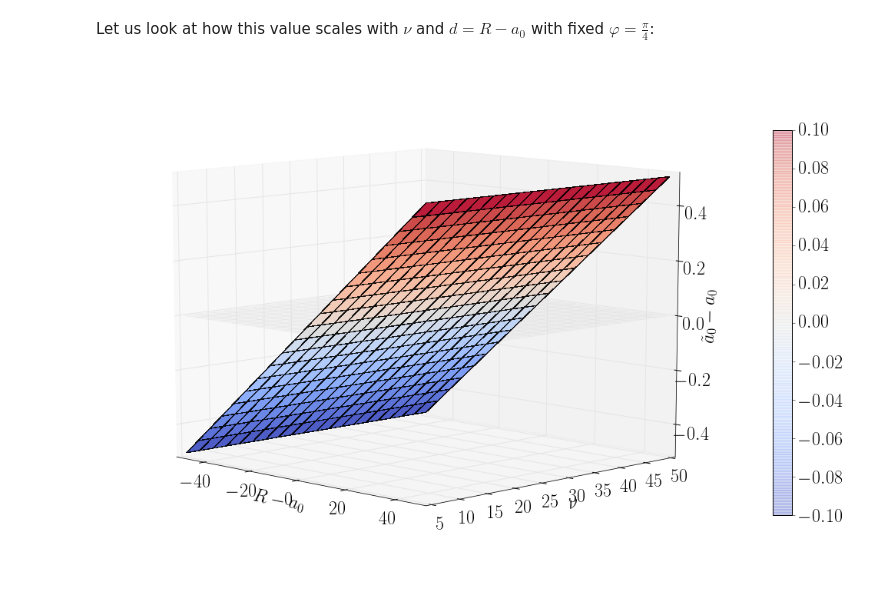
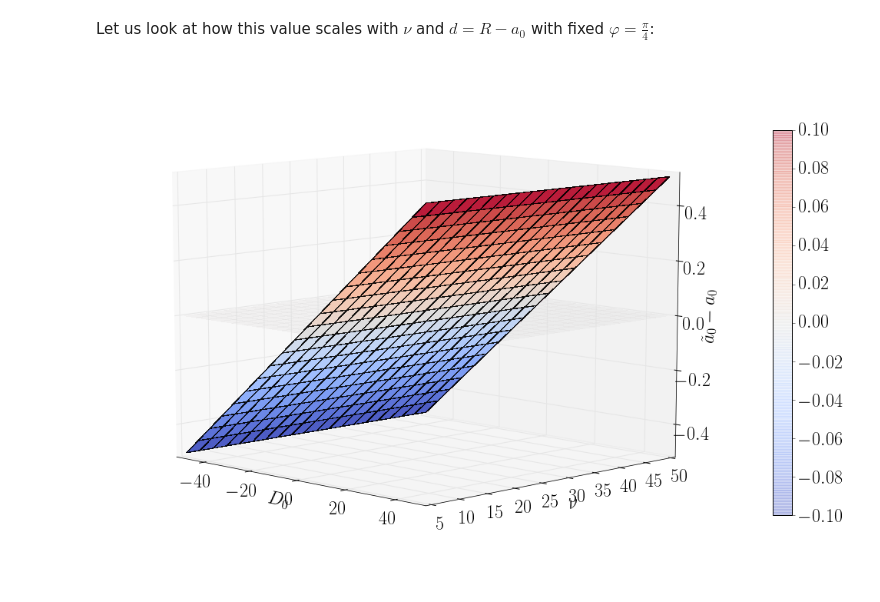
Before and after one commit to shoefer/ball_catching, a Jupyter notebook: ipynb/proofs-chapman.ipynb, the cells around one changed output. Saved outputs shown, nothing was run; the diff lists cells and outputs as text; code cells hidden in the pictures.

```diff
--- a/ipynb/proofs-chapman.ipynb
+++ b/ipynb/proofs-chapman.ipynb
@@ -449,7 +449,7 @@ for theta_ in [np.pi/4]: #[np.pi/4, np.pi/8, 3*np.pi/8]:
     vvarefopt = r"\dot{\theta}_\mathrm{ref}^*"
 
     # clamp diff
-    labels = [r"\begin{center}initial distance to \\impact point $D$ \end{center}",
+    labels = [r"\begin{center}initial distance to \\impact point $D_0$ \end{center}",
               r"\begin{center}initial ball \\ velocity $\nu$ \end{center}",
               r"\begin{center}$%s$\end{center}" % vvarefopt ,]
 
@@ -724,7 +724,7 @@ Instead of setting $\vvaref$ to an arbitrary value, how much is the agent off th
 
 Let us assume the agent can perfectly observe $\vvarefincon = \dvva$ after 1% of the trajectory. This would compute as follows:
 # %%
-D = sp.symbols("D")
+D = sp.symbols("D_0")
 pc = sp.symbols("\delta")
 #pc = 0.01
 #pc = 0.025
@@ -881,7 +881,7 @@ X,Y = np.meshgrid(X,Y)
 
 p = ax.plot_surface(X,Y, DIFF, rstride=1, cstride=1, cmap=plt.cm.coolwarm, linewidth=0.3, antialiased=False, alpha=0.9)
 #cb = fig.colorbar(p, shrink=0.5)
-ax.set_xlabel("$R - a_0$")
+ax.set_xlabel("$D_0$")
 ax.set_ylabel(r"$\nu$")
 ax.set_zlabel(r"$\tilde{a}_0 - a_0$")
 #ax.set_zlim3d(0, 1)
@@ -892,34 +892,34 @@ p = ax.plot_surface(X,Y, ZERO, rstride=1, cstride=1, cmap=plt.cm.coolwarm, antia
 
 
 Z = DIFF
 #if np.min(Z) != np.max(Z):
 #  cset = ax.contour(X, Y, Z, zdir='z', offset=np.min(Z), cmap=cm.coolwarm)
 #if np.min(X) != np.max(X):
 if True:
   #cset = ax.contour(X, Y, Z, zdir='x', offset=np.min(X), cmap=cm.coolwarm)
   #cset = ax.contour(X, Y, Z, zdir='x', offset=np.max(X), cmap=cm.coolwarm) # project to opposite side
 #if np.min(Y) != np.max(Y):
   #cset = ax.contour(X, Y, Z, zdir='y', offset=np.min(Y), cmap=cm.coolwarm)
   cset = ax.contour(X, Y, Z, zdir='y', offset=np.max(Y), cmap=cm.coolwarm) # project to opposite side
 
 cb = fig.colorbar(p, shrink=0.75, aspect=20)
 
 #ax.view_init(elev=15., azim=45.)
 ax.view_init(elev=10., azim=-45.)
 #ax.view_init(elev=1., azim=1.)
 
 
 
 ax.xaxis._axinfo['label']['space_factor'] = 2.5
 ax.yaxis._axinfo['label']['space_factor'] = 2.5
 ax.zaxis._axinfo['label']['space_factor'] = 2.0
 
 plt.tight_layout()
 
 #plt.savefig("a0_tilde_diff.pdf" % pi_slug)
 #plt.show()
 # %% [output]
-[figure, old version]
+[figure, new version]
 # %% [markdown]
 <!--
 We see that the difference between the observed and the "true" $rv$ moderately increases with the distance to the target and dramatically increases with low initial velocity $V$. We also see that negative distances $d$ affect $rv$ more than positive distances. Again, this is due to the fact that for negative $d$ the agent is closer to the ball's starting position.
```
Also changed, not shown: parts of 11 cells of this notebook.
